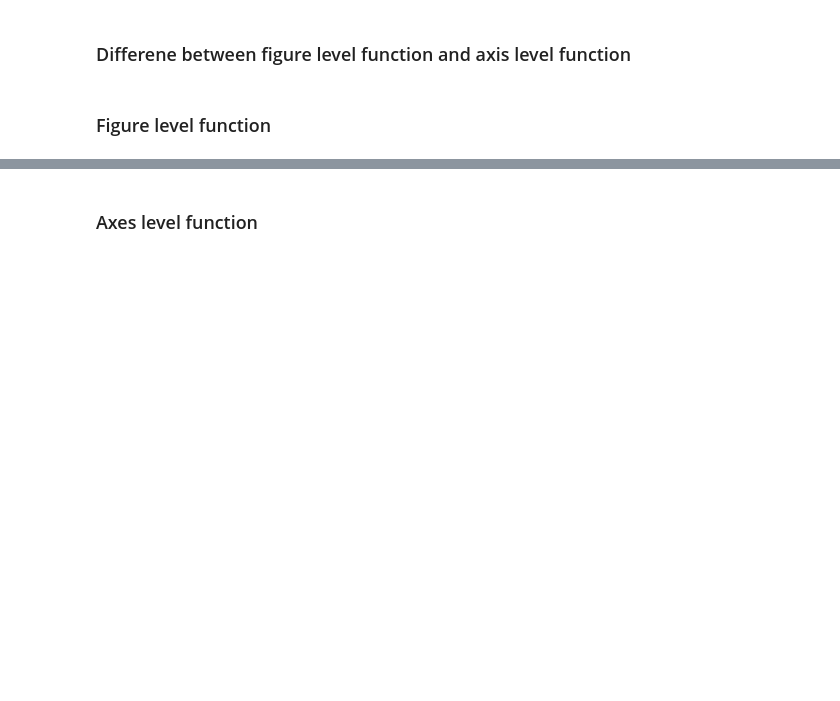
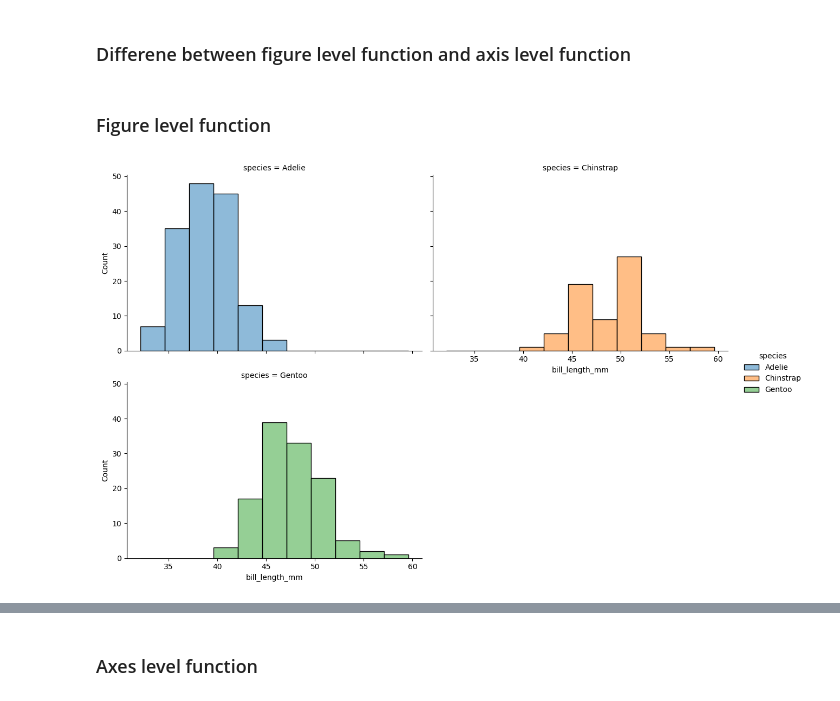
Before and after one commit to Pranishgrg21/Analysis_using_pandas, a Jupyter notebook: seaborn.ipynb, the cells around one changed output, grey strips where cells are left out. Saved outputs shown, nothing was run; the diff lists cells and outputs as text; code cells hidden in the pictures; blank space fills up the shorter version.

```diff
--- a/seaborn.ipynb
+++ b/seaborn.ipynb
@@ -44,4 +71,9 @@ tips.head()
 ### Differene between figure level function and axis level function
 # %% [markdown]
 ### Figure level function
+# %%
+sns.displot(data=penguins, x="bill_length_mm", col="species",hue="species", height=4, aspect=1.5, col_wrap=2)
+plt.show()
+# %% [output]
+[figure, added]
 # %%
```
Also changed, not shown: parts of 41 cells of this notebook, 1 other file.
